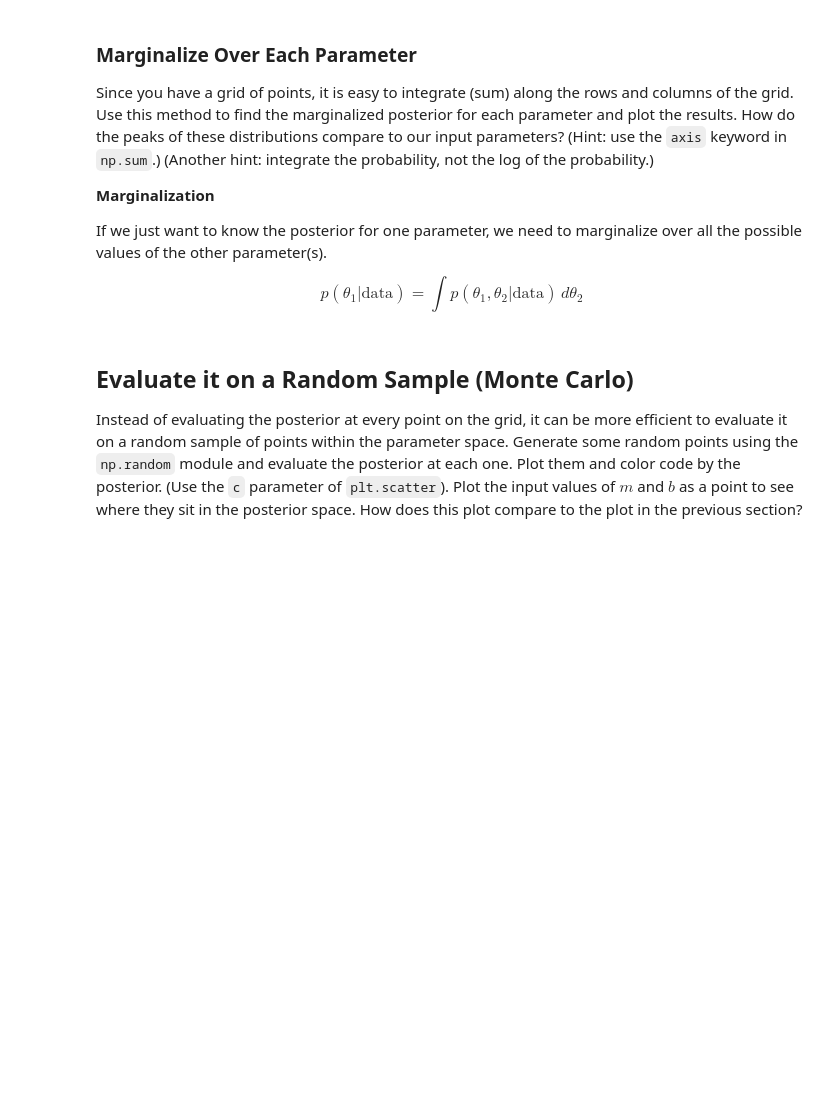
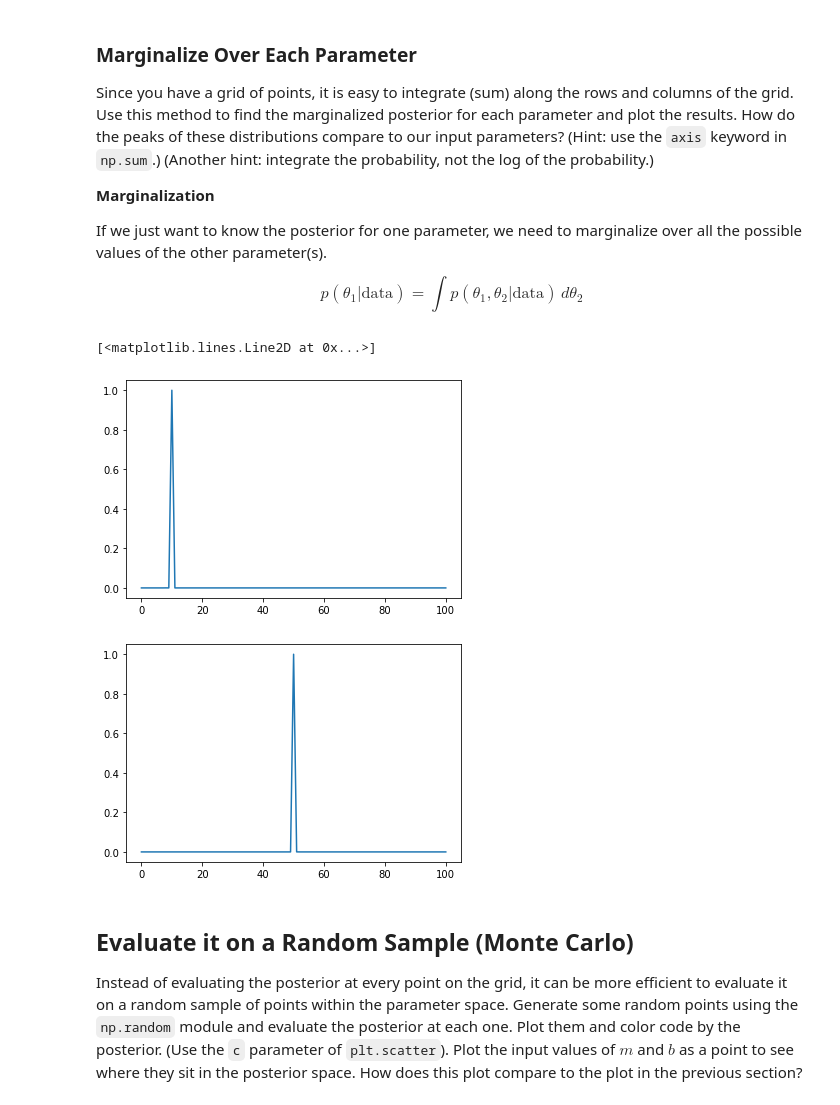
Before and after one commit to ASTR154/bayesian-statistics, a Jupyter notebook: monte_carlo_line_fitting.ipynb, the cells around one changed output. Saved outputs shown, nothing was run; the diff lists cells and outputs as text; code cells hidden in the pictures; blank space fills up the shorter version.

```diff
--- a/monte_carlo_line_fitting.ipynb
+++ b/monte_carlo_line_fitting.ipynb
@@ -147,3 +142,17 @@ plt.plot(# complete
+# %%
+posterior_lin = np.exp(posterior_grid - np.max(posterior_grid))
+
+posterior_marginalized_m = np.sum(posterior_lin, axis = 0)
+plt.figure()
+plt.plot(m_range, posterior_marginalized_m)
+
+posterior_marginalized_b = np.sum(posterior_lin, axis=1)
+plt.figure()
+plt.plot(b_range, posterior_marginalized_b)
+# %% [output]
+[<matplotlib.lines.Line2D at 0x...>]
+[figure, added]
+[figure, added]
 # %% [markdown]
 ## Evaluate it on a Random Sample (Monte Carlo)
 Instead of evaluating the posterior at every point on the grid, it can be more efficient to evaluate it on a random sample of points within the parameter space. Generate some random points using the `np.random` module and evaluate the posterior at each one. Plot them and color code by the posterior. (Use the `c` parameter of `plt.scatter`). Plot the input values of $m$ and $b$ as a point to see where they sit in the posterior space. How does this plot compare to the plot in the previous section?
```
Also changed, not shown: parts of 10 cells of this notebook.
